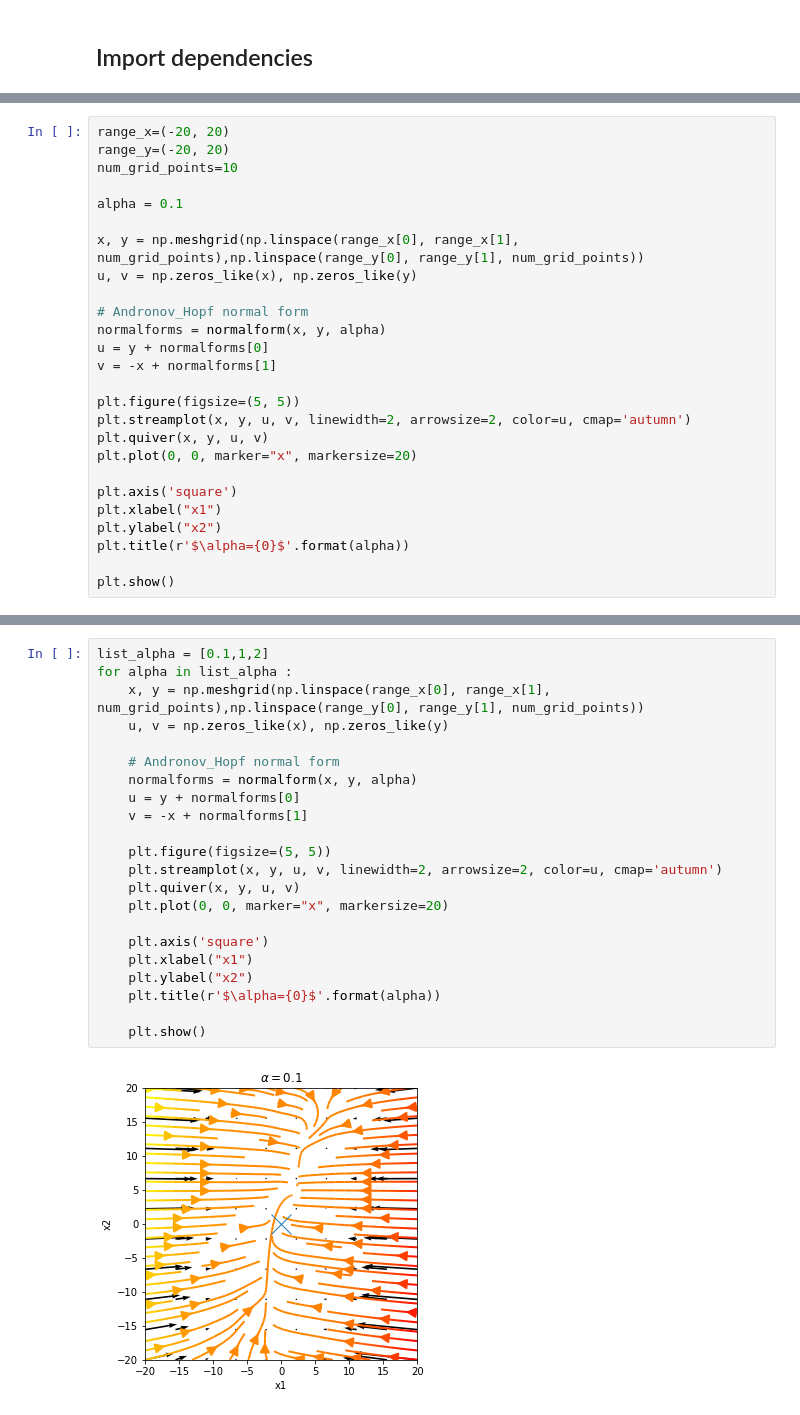
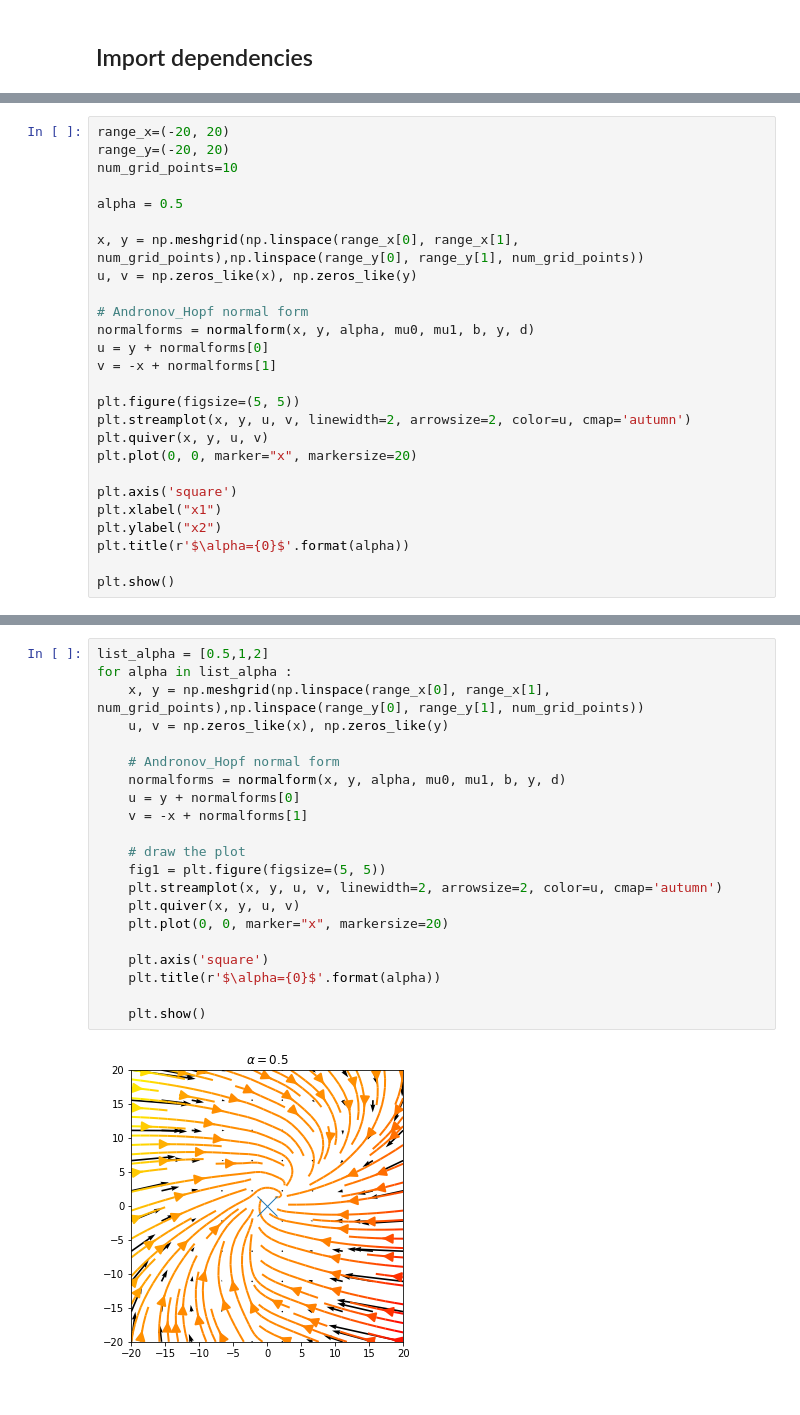
Before and after one commit to clarissanjani/MLCMS_Final-Project, a Jupyter notebook: Task4.ipynb, the cells around one changed output, grey strips where cells are left out. Cells and saved outputs as stored; diff of their text form.

```diff
--- a/Task4.ipynb
+++ b/Task4.ipynb
@@ -63,13 +30,13 @@ range_x=(-20, 20)
 range_y=(-20, 20)
 num_grid_points=10
 
-alpha = 0.1
+alpha = 0.5
 
 x, y = np.meshgrid(np.linspace(range_x[0], range_x[1], num_grid_points),np.linspace(range_y[0], range_y[1], num_grid_points))
 u, v = np.zeros_like(x), np.zeros_like(y)
 
 # Andronov_Hopf normal form
-normalforms = normalform(x, y, alpha)
+normalforms = normalform(x, y, alpha, mu0, mu1, b, y, d)
 u = y + normalforms[0]
 v = -x + normalforms[1]
 
@@ -89,24 +58,23 @@ plt.show()
 # %%
-list_alpha = [0.1,1,2]
+list_alpha = [0.5,1,2]
 for alpha in list_alpha :
     x, y = np.meshgrid(np.linspace(range_x[0], range_x[1], num_grid_points),np.linspace(range_y[0], range_y[1], num_grid_points))
     u, v = np.zeros_like(x), np.zeros_like(y)
 
     # Andronov_Hopf normal form
-    normalforms = normalform(x, y, alpha)
+    normalforms = normalform(x, y, alpha, mu0, mu1, b, y, d)
     u = y + normalforms[0]
     v = -x + normalforms[1]
 
-    plt.figure(figsize=(5, 5))
+    # draw the plot
+    fig1 = plt.figure(figsize=(5, 5))
     plt.streamplot(x, y, u, v, linewidth=2, arrowsize=2, color=u, cmap='autumn')
     plt.quiver(x, y, u, v)
     plt.plot(0, 0, marker="x", markersize=20)
 
     plt.axis('square')
-    plt.xlabel("x1")
-    plt.ylabel("x2")
     plt.title(r'$\alpha={0}$'.format(alpha))
 
     plt.show()
 # %% [output]
-[figure, old version]
+[figure, new version]
```
Also changed, not shown: parts of 26 cells of this notebook, 2 other files.
